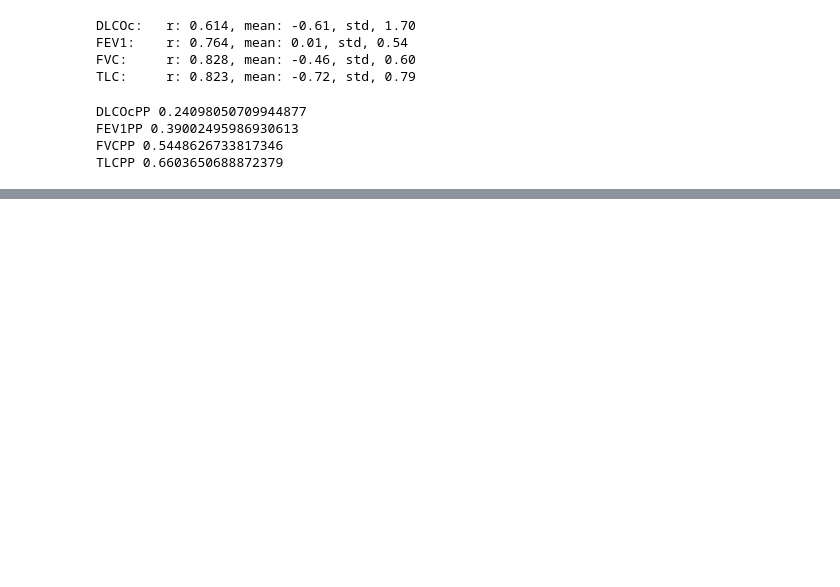
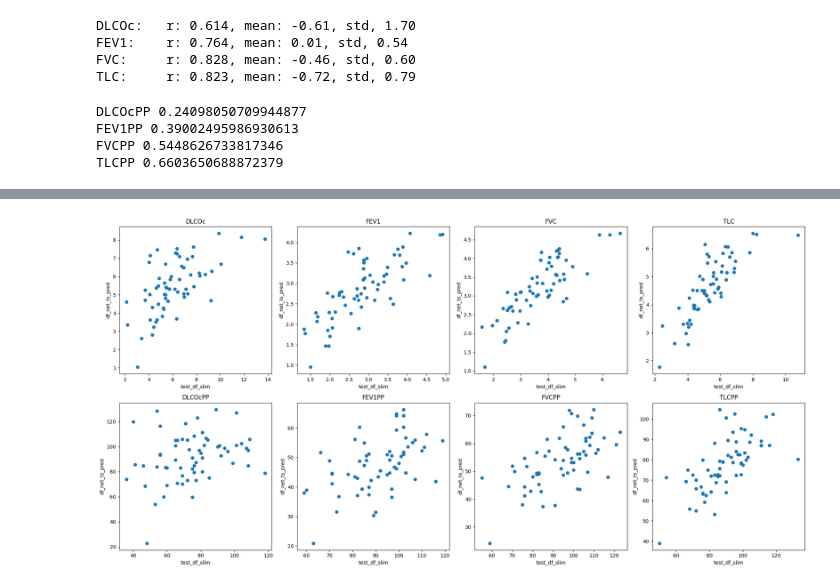
Before and after one commit to Jingnan-Jia/PFT_estimation, a Jupyter notebook: lung_function/scripts/jupyter_notebooks/calculate_reference.ipynb, the cells around one changed output, grey strips where cells are left out. Saved outputs shown, nothing was run; the diff lists cells and outputs as text; code cells hidden in the pictures; blank space fills up the shorter version.

```diff
--- a/lung_function/scripts/jupyter_notebooks/calculate_reference.ipynb
+++ b/lung_function/scripts/jupyter_notebooks/calculate_reference.ipynb
@@ -32,6 +32,11 @@ df_net_ts_pred = df_net_ts_pred[df_net_ts_pred['pat_id']!=pat_id_wo_pred]
 # extract testing dataset form the whole dataset
 first_ts_pat_id = 7957098
 test_df = df.loc[df['PatID'] >= first_ts_pat_id]
+# %%
+test_df = test_df.set_axis(range(len(test_df)))
+df_net_ts_pred = df_net_ts_pred.set_axis(range(len(df_net_ts_pred)))
+
+df_net_ts_pred = df_net_ts_pred.rename(columns={'DLCOc_SB':'DLCOc', 'TLC_He': 'TLC'})
 # %%
 # icc
 def icc(label, pred, columns = []):
@@ -52,0 +66,3 @@ def icc(label, pred, columns = []):
+# %%
+for column in ['DLCOc', 'FEV1', 'FVC', 'TLC']:
+    df_net_ts_pred[column+'PP'] = df_net_ts_pred[column] / test_df[pft_abs_name+"Ref"] * 100
@@ -52,0 +85,2 @@ def icc(label, pred, columns = []):
+# %%
+test_df_slim = test_df[['PatID','rater','DLCOc', 'FEV1', 'FVC', 'TLC','DLCOcPP', 'FEV1PP', 'FVCPP', 'TLCPP' ]]
@@ -78,0 +154,30 @@ TLCPP 0.6603650688872379
+# %%
+import matplotlib.pyplot as plt
+
+# 列名列表
+cols = ['DLCOc', 'FEV1', 'FVC', 'TLC','DLCOcPP', 'FEV1PP', 'FVCPP', 'TLCPP']
+
+# 创建一个 2 行 4 列的子图
+fig, axs = plt.subplots(nrows=2, ncols=4, figsize=(20, 10))
+
+# 循环遍历每个列
+for i, name in enumerate(cols):
+    # 计算子图的行和列
+    row = i // 4
+    col = i % 4
+
+    # 绘制散点图
+    axs[row, col].scatter(test_df_slim[name], df_net_ts_pred[name])
+
+    # 设置子图标题和坐标轴标签
+    axs[row, col].set_title(name)
+    axs[row, col].set_xlabel('test_df_slim')
+    axs[row, col].set_ylabel('df_net_ts_pred')
+
+# 调整子图之间的间距和边距
+plt.tight_layout()
+
+# 显示图像
+plt.show()
+# %% [output]
+[figure, added]
```
Also changed, not shown: parts of 7 cells of this notebook, 6 other files.
